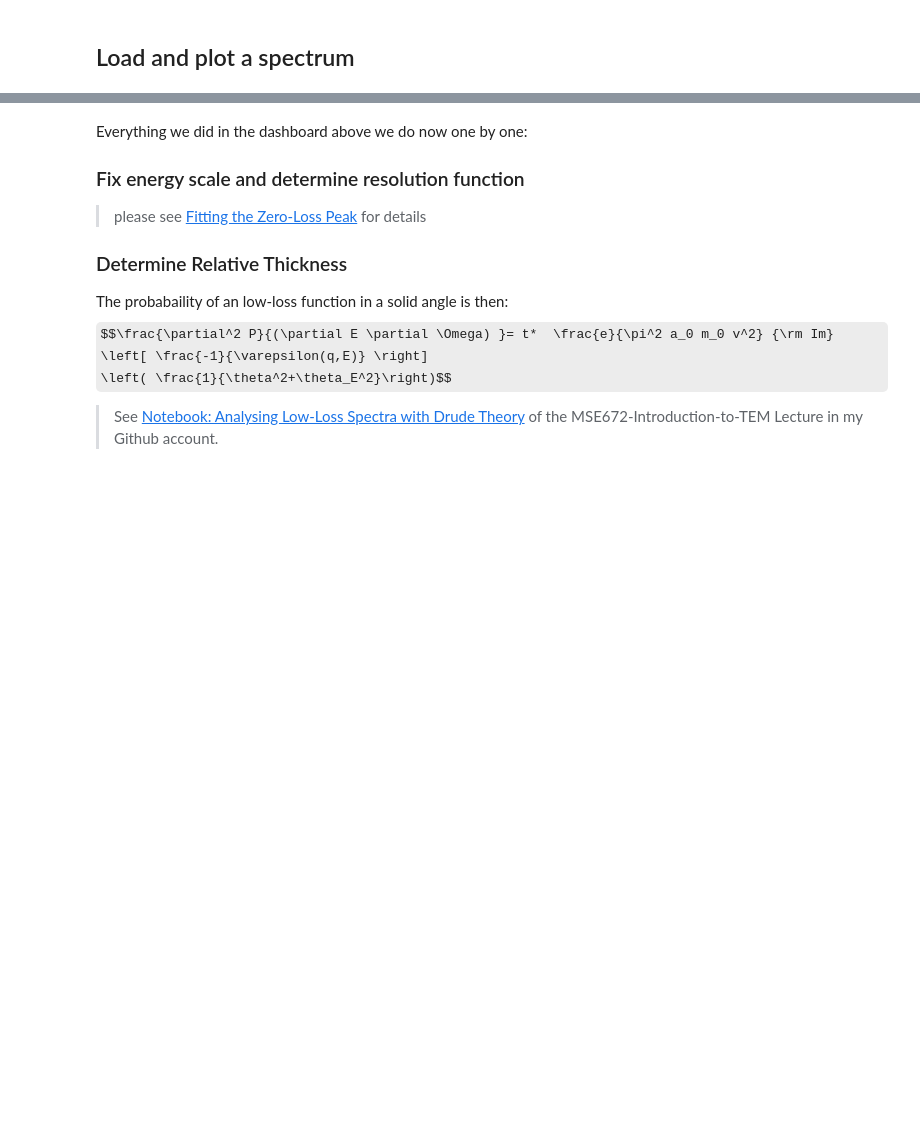
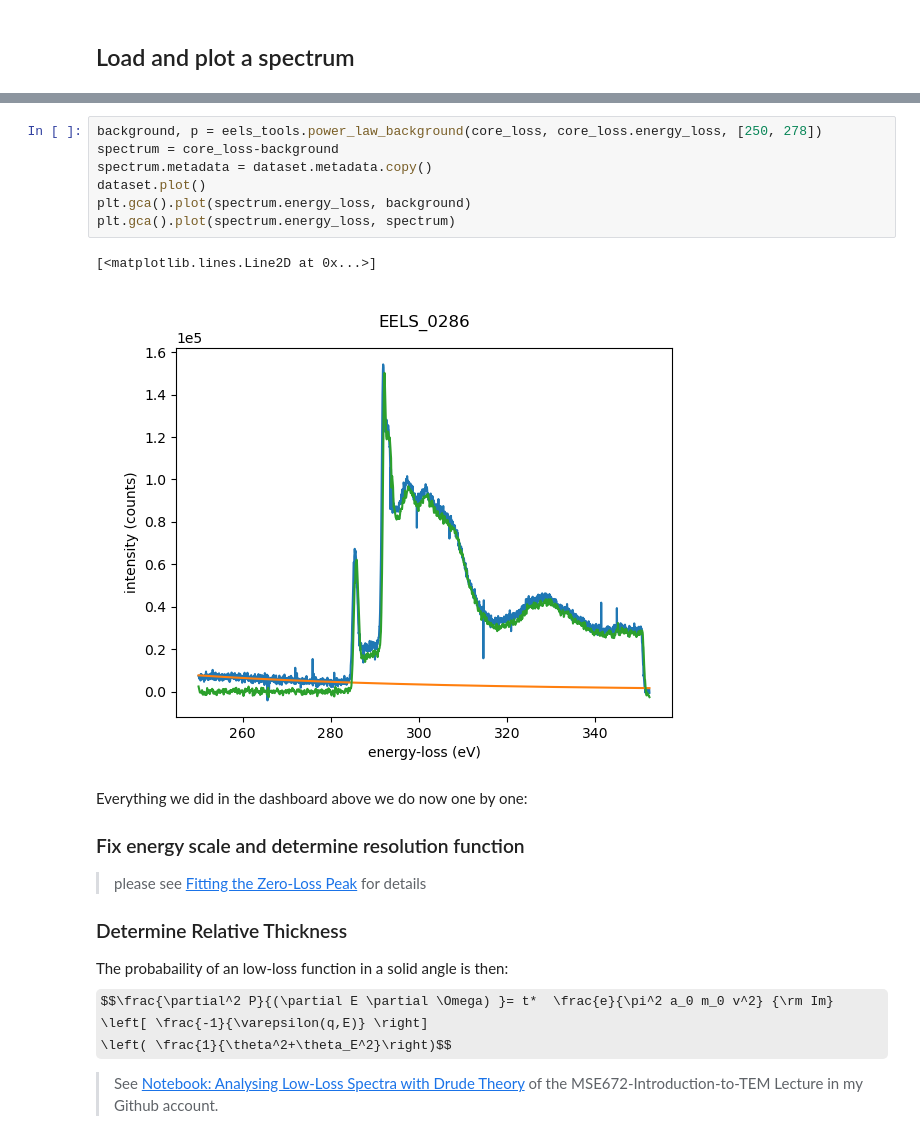
Before and after one commit to pycroscopy/pyTEMlib, a Jupyter notebook: notebooks/Spectroscopy/Analyse_Low_Loss.ipynb, the cells around one changed output, grey strips where cells are left out. Drawn from its saved outputs; the diff is of its cells as text; some formulas as TeX source; blank space fills up the shorter version.

```diff
--- a/notebooks/Spectroscopy/Analyse_Low_Loss.ipynb
+++ b/notebooks/Spectroscopy/Analyse_Low_Loss.ipynb
@@ -137,3 +206,13 @@ infoWidget.selected_dataset.metadata
+# %%
+background, p = eels_tools.power_law_background(core_loss, core_loss.energy_loss, [250, 278])
+spectrum = core_loss-background
+spectrum.metadata = dataset.metadata.copy()
+dataset.plot()
+plt.gca().plot(spectrum.energy_loss, background)
+plt.gca().plot(spectrum.energy_loss, spectrum)
+# %% [output]
+[<matplotlib.lines.Line2D at 0x...>]
+[figure, added]
 # %% [markdown]
 Everything we did in the dashboard above we do now one by one:
 ### Fix energy scale and determine resolution function
```
Also changed, not shown: parts of 29 cells of this notebook, 10 other files.
